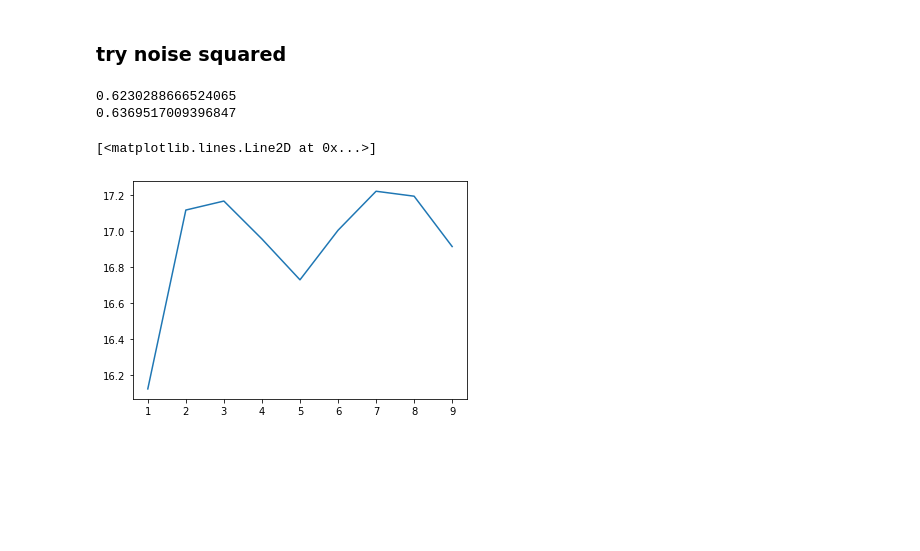
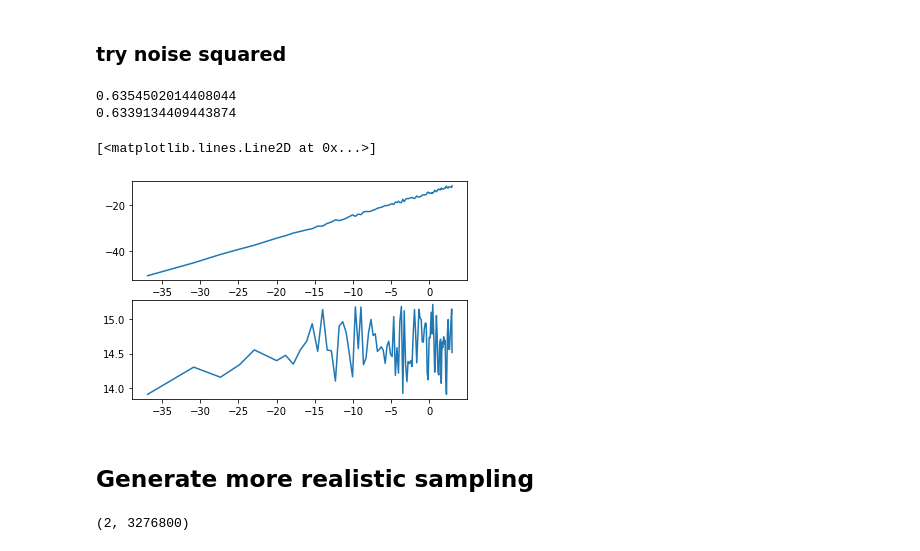
Before and after one commit to lmberkhout/walsh_sims, a Jupyter notebook: psdemo.ipynb, the cells around one changed output. Cells and saved outputs as stored; diff of their text form; code cells hidden in the pictures; blank space fills up the shorter version.

```diff
--- a/psdemo.ipynb
+++ b/psdemo.ipynb
@@ -1495,7 +1493,7 @@ print(np.mean(abs_diff_means))
 # %% [markdown]
 ### actually use the walsh function
 # %%
-a =  1.10365345
+a =  1.12553856
 b = -0.5
 
 # Set parameters
@@ -1514,7 +1512,7 @@ for i in range(num_trials):
     walshed = samples1*sorted_walsh[1]
     mean1 = np.mean(walshed[0:num_samples//2])
     mean2 = np.mean(walshed[num_samples//2:])
-    abs_diff_means[i] = np.abs(mean1 + mean2)
+    abs_diff_means[i] = np.abs(mean1 + mean2)/2
 
     #calculate the expected value
 
@@ -1528,7 +1526,7 @@ print(np.mean(abs_diff_means))
 # %% [markdown]
 ### try noise squared
 # %%
-a =  1.10365345
+a =  1.12553856
 b = -0.5
 
 # Set parameters
@@ -1548,7 +1546,7 @@ for i in range(num_trials):
     walshed = samples1*sorted_walsh[1]
     mean1 = np.mean(walshed[0:num_samples//2])
     mean2 = np.mean(walshed[num_samples//2:])
-    abs_diff_means[i] = np.abs(mean1 + mean2)
+    abs_diff_means[i] = np.abs(mean1 + mean2)/2
 
     #calculate the expected value
 squaredvar = np.mean(varsquares)
@@ -1557,18 +1555,18 @@ expected_mean = a*np.power(num_samples//2,b)*np.sqrt(squaredvar)
 print(expected_mean)
 print(np.mean(abs_diff_means))
 # %% [output]
-0.6230288666524065
-0.6369517009396847
+0.6354502014408044
+0.6339134409443874
 # %%
-a =  1.10365345
+a =  1.12553856
 b = -0.5
 
 # Set parameters
 num_trials = 100
 num_samples = 3200
-variance = 15
+variance = 1
 
-amp = np.linspace(0,100000,10)
+amp = np.linspace(0,1,100)
 end_means = np.zeros(len(amp))
 start_means = np.zeros(len(amp))
 # Repeat the process for num_trials times
@@ -1581,12 +1579,12 @@ for amplitude in amp:
     for i in range(num_trials):
         # Draw samples from white noise distribution
         samples1 = (amplitude*np.random.normal(1, np.sqrt(variance), num_samples))**2
-        meanmeans.append(2*np.mean(samples1))
+        meanmeans.append(np.mean(samples1))
         varsquares.append(np.var(samples1))
         walshed = samples1*sorted_walsh[1]
         mean1 = np.mean(walshed[0:num_samples//2])
         mean2 = np.mean(walshed[num_samples//2:])
-        abs_diff_means[i] = np.abs(mean1 + mean2)
+        abs_diff_means[i] = np.abs(mean1 + mean2)/2
 
     #calculate the expected value
     squaredvar = np.mean(varsquares)
@@ -1594,8 +1592,31 @@ for amplitude in amp:
     start_means[j] = np.mean(meanmeans)
     end_means[j] = np.mean(abs_diff_means)
     j+=1
-
-plt.plot(db(start_means)- db(end_means))
-# %% [output]
-[<matplotlib.lines.Line2D at 0x...>]
-[figure, removed]
+# %%
+fig, ax = plt.subplots(2)
+ax[0].plot(db(start_means), db(end_means))
+ax[1].plot(db(start_means), db(start_means)-db(end_means))
+# %% [output]
+[<matplotlib.lines.Line2D at 0x...>]
+[figure, added]
+# %% [markdown]
+## Generate more realistic sampling
+# %%
+sample_rate = 500e6  # 500 MHz
+num_samples = 1024 * 32 * 100  # Number of samples (divisible by 1024 for FFT)
+# Generate time array
+t = np.arange(num_samples) / sample_rate
+
+period_base = len(t)//32
+walshextended = np.zeros((2,len(t)))
+print(walshextended.shape)
+for i in range(2):
+    n= 0
+    n2 = period_base
+    for j in range(32):
+        extended = np.array(sorted_walsh[i][j].repeat(period_base))
+        walshextended[i][n:n2] = extended
+        n += period_base
+        n2 += period_base
+# %% [output]
+(2, 3276800)
```
Also changed, not shown: parts of 10 cells of this notebook, 1 other file.
